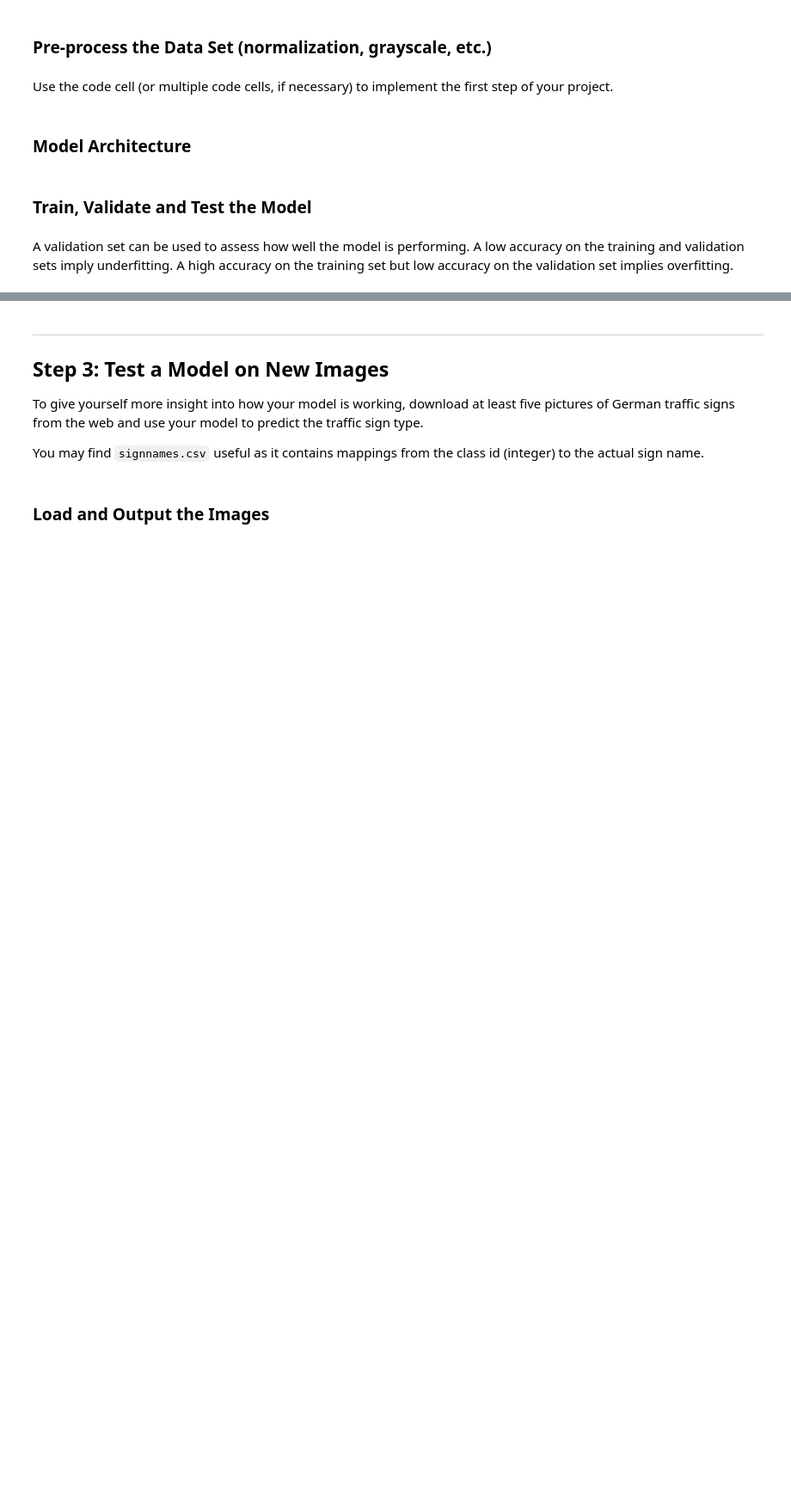
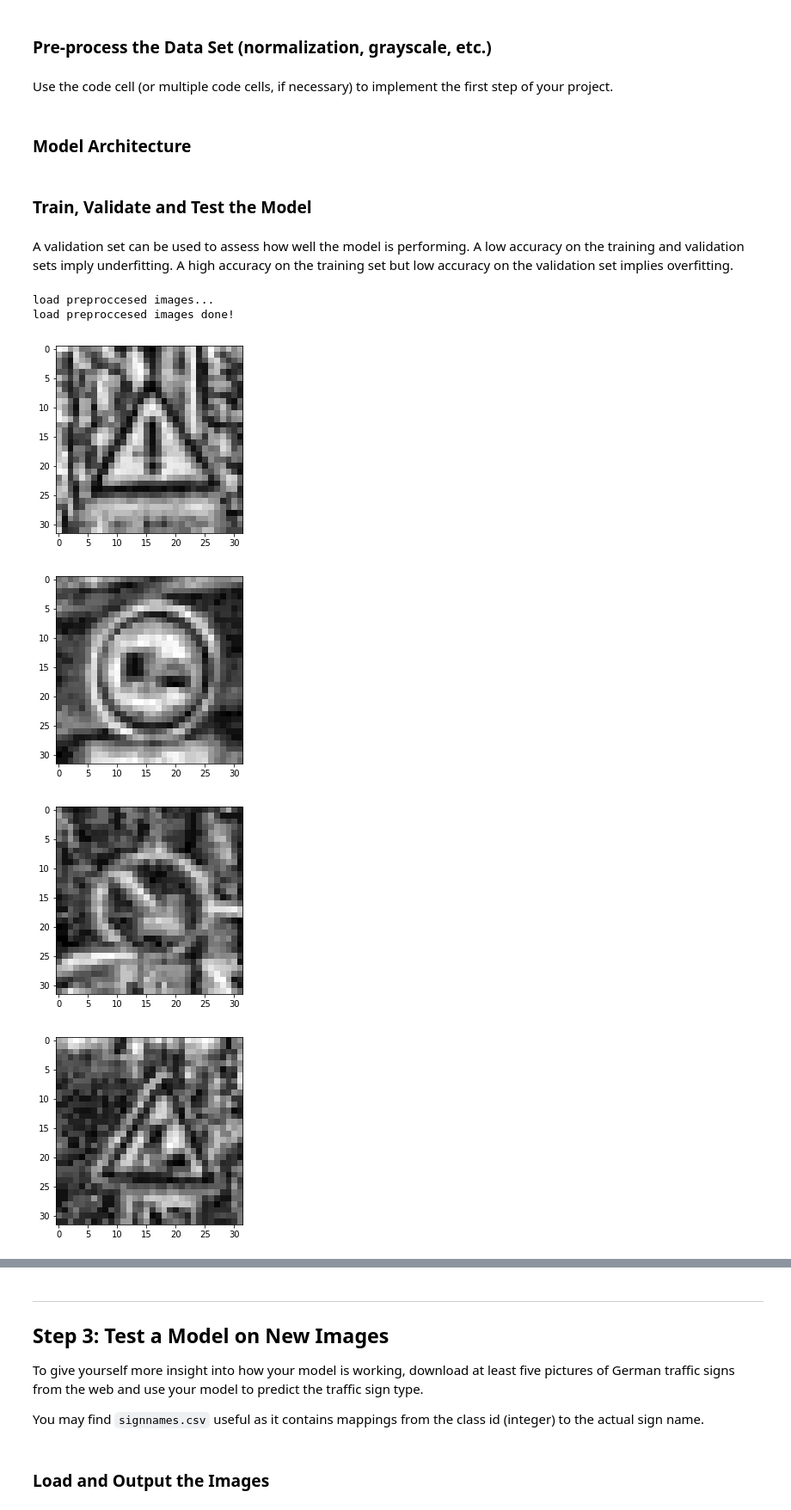
Before and after one commit to AntoniaSophia/CarND-Traffic-Sign-Classifier-Project, a Jupyter notebook: solution/Traffic_Sign_Classifier.ipynb, the cells around one changed output, grey strips where cells are left out. Shown at 86% size. Drawn from its saved outputs; the diff is of its cells as text; code cells hidden in the pictures; blank space fills up the shorter version.

```diff
--- a/solution/Traffic_Sign_Classifier.ipynb
+++ b/solution/Traffic_Sign_Classifier.ipynb
@@ -171,3 +352,54 @@ sets imply underfitting. A high accuracy on the training set but low accuracy on
 ### Once a final model architecture is selected,
 ### the accuracy on the test set should be calculated and reported as well.
 ### Feel free to use as many code cells as needed.
+# %%
+# first load the preprocessed image - unfortunately the histogram localization takes a lot of time
+# thats why I dumped the preprocessed dataset into a new pickle file and use it now
+
+import pickle
+import os.path
+
+modified_data = './../../full_data/preproccesimages.pickle'
+if os.path.isfile(modified_data):
+        print("load preproccesed images...")
+        with open(modified_data, mode='rb') as f:
+                X_train_hist, y_train_hist, X_test_hist, y_test_hist, X_valid_hist, y_valid_hist = pickle.load(f)
+
+X_train = X_train_hist
+X_test = X_test_hist
+X_valid = X_valid_hist
+y_train = y_train_hist
+y_test = y_test_hist
+y_valid = y_valid_hist
+print("load preproccesed images done!")
+# %% [output]
+load preproccesed images...
+load preproccesed images done!
+# %%
+# now just visualize them in order to check wether everything is ok!
+image1 = X_train[random.randint(0, len(X_train))].squeeze()
+image2 = X_train[random.randint(0, len(X_train))].squeeze()
+image3 = X_train[random.randint(0, len(X_train))].squeeze()
+image4 = X_train[random.randint(0, len(X_train))].squeeze()
+image5 = X_train[random.randint(0, len(X_train))].squeeze()
+
+
+plt.imshow(image1, cmap="gray")
+plt.show()
+
+plt.imshow(image2, cmap="gray")
+plt.show()
+
+plt.imshow(image3, cmap="gray")
+plt.show()
+
+plt.imshow(image4, cmap="gray")
+plt.show()
+
+plt.imshow(image5, cmap="gray")
+plt.show()
+# %% [output]
+[figure, added]
+[figure, added]
+[figure, added]
+[figure, added]
```
Also changed, not shown: parts of 23 cells of this notebook, 9 other files.
